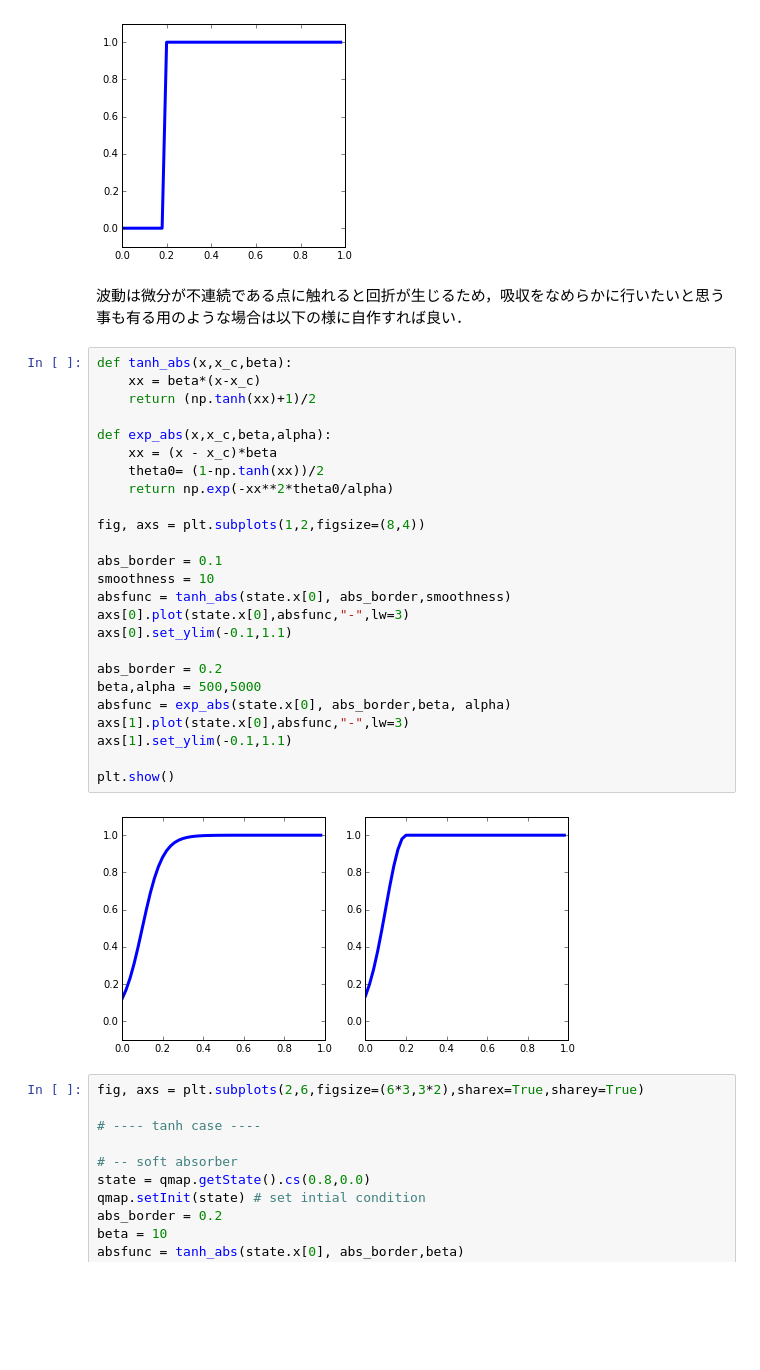
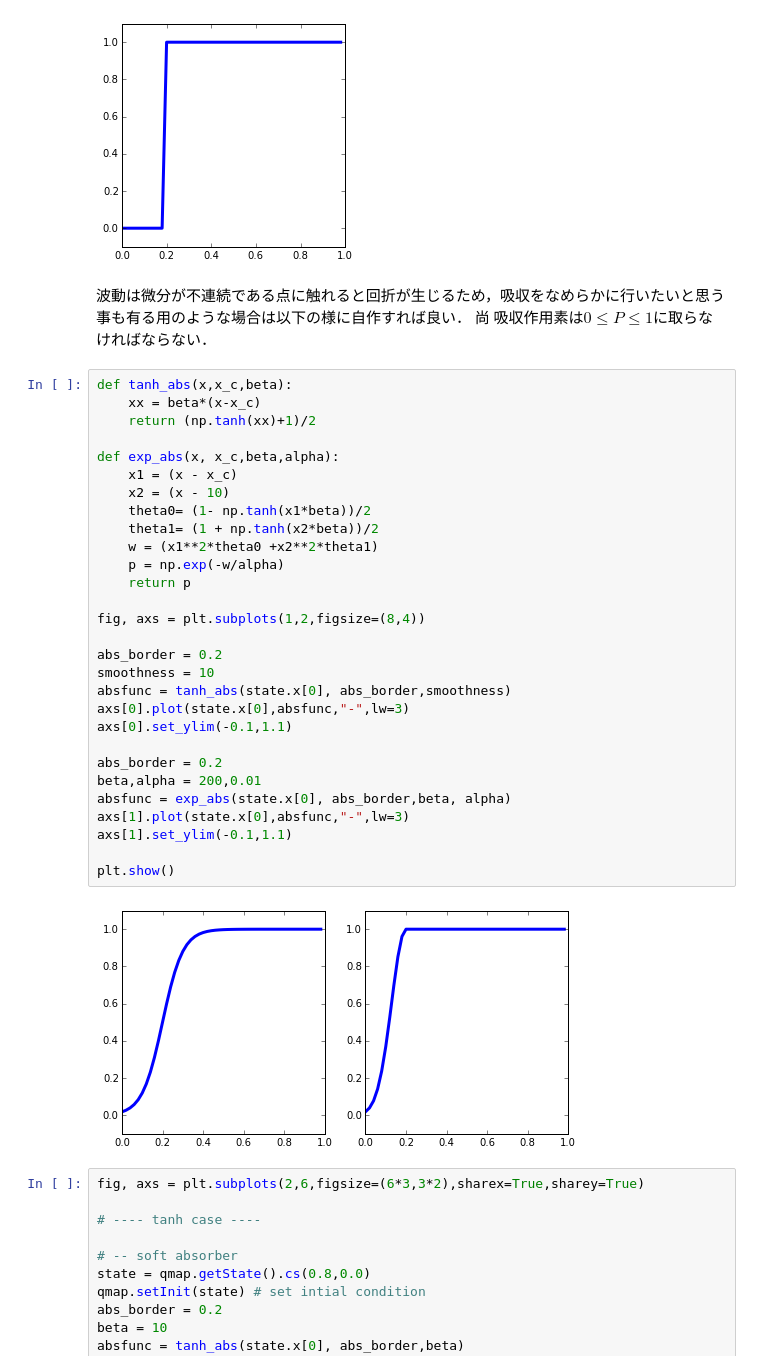
Before and after one commit to hanada-yasutaka/SimpleQmap, a Jupyter notebook: docs/tutorial/nonuni.ipynb, the cells around one changed output. Drawn from its saved outputs; the diff is of its cells as text; blank space fills up the shorter version.

```diff
--- a/docs/tutorial/nonuni.ipynb
+++ b/docs/tutorial/nonuni.ipynb
@@ -82,35 +82,40 @@ ax.set_ylim(-0.1,1.1)
 plt.show()
 # %% [output]
 [figure]
-# %% [markdown]
-波動は微分が不連続である点に触れると回折が生じるため，吸収をなめらかに行いたいと思う事も有る用のような場合は以下の様に自作すれば良い．
+# %% [markdown]
+波動は微分が不連続である点に触れると回折が生じるため，吸収をなめらかに行いたいと思う事も有る用のような場合は以下の様に自作すれば良い．
+尚 吸収作用素は$0\le P \le1$に取らなければならない．
 # %%
 def tanh_abs(x,x_c,beta):
     xx = beta*(x-x_c)
     return (np.tanh(xx)+1)/2
 
-def exp_abs(x,x_c,beta,alpha):
-    xx = (x - x_c)*beta
-    theta0= (1-np.tanh(xx))/2
-    return np.exp(-xx**2*theta0/alpha)
+def exp_abs(x, x_c,beta,alpha):
+    x1 = (x - x_c)
+    x2 = (x - 10)
+    theta0= (1- np.tanh(x1*beta))/2
+    theta1= (1 + np.tanh(x2*beta))/2
+    w = (x1**2*theta0 +x2**2*theta1)
+    p = np.exp(-w/alpha)
+    return p
 
 fig, axs = plt.subplots(1,2,figsize=(8,4))
 
-abs_border = 0.1
+abs_border = 0.2
 smoothness = 10
 absfunc = tanh_abs(state.x[0], abs_border,smoothness)
 axs[0].plot(state.x[0],absfunc,"-",lw=3)
 axs[0].set_ylim(-0.1,1.1)
 
 abs_border = 0.2
-beta,alpha = 500,5000
+beta,alpha = 200,0.01
 absfunc = exp_abs(state.x[0], abs_border,beta, alpha)
 axs[1].plot(state.x[0],absfunc,"-",lw=3)
 axs[1].set_ylim(-0.1,1.1)
 
 plt.show()
 # %% [output]
-[figure, old version]
+[figure, new version]
 # %%
 fig, axs = plt.subplots(2,6,figsize=(6*3,3*2),sharex=True,sharey=True)
 
```
Also changed, not shown: parts of 5 cells of this notebook, 2 other files.
